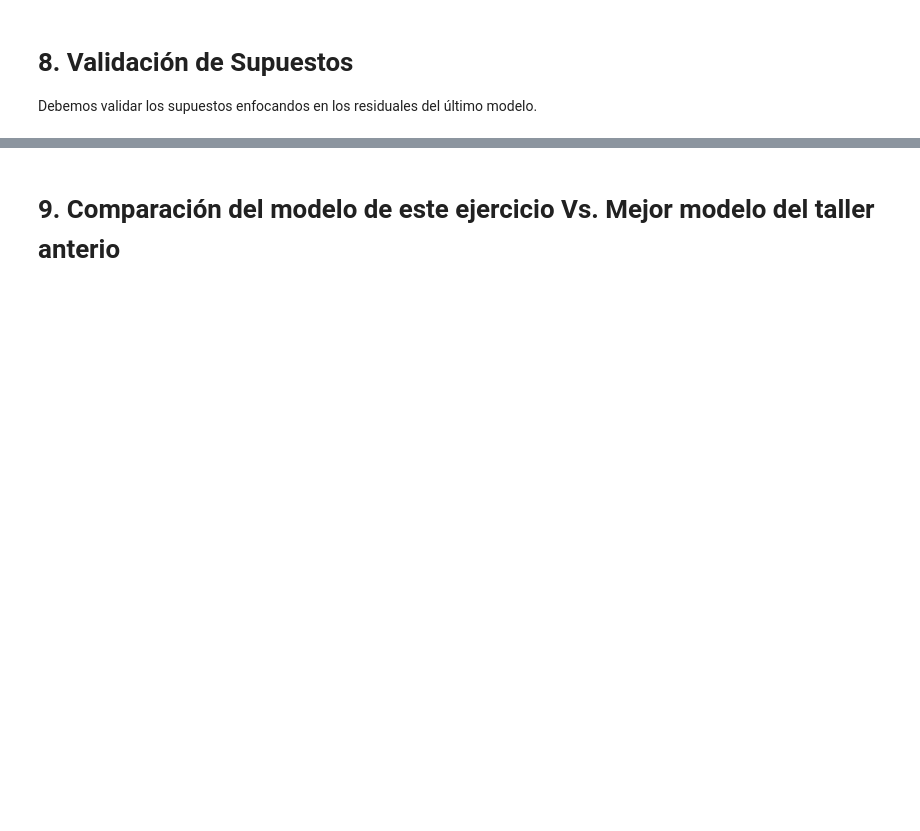
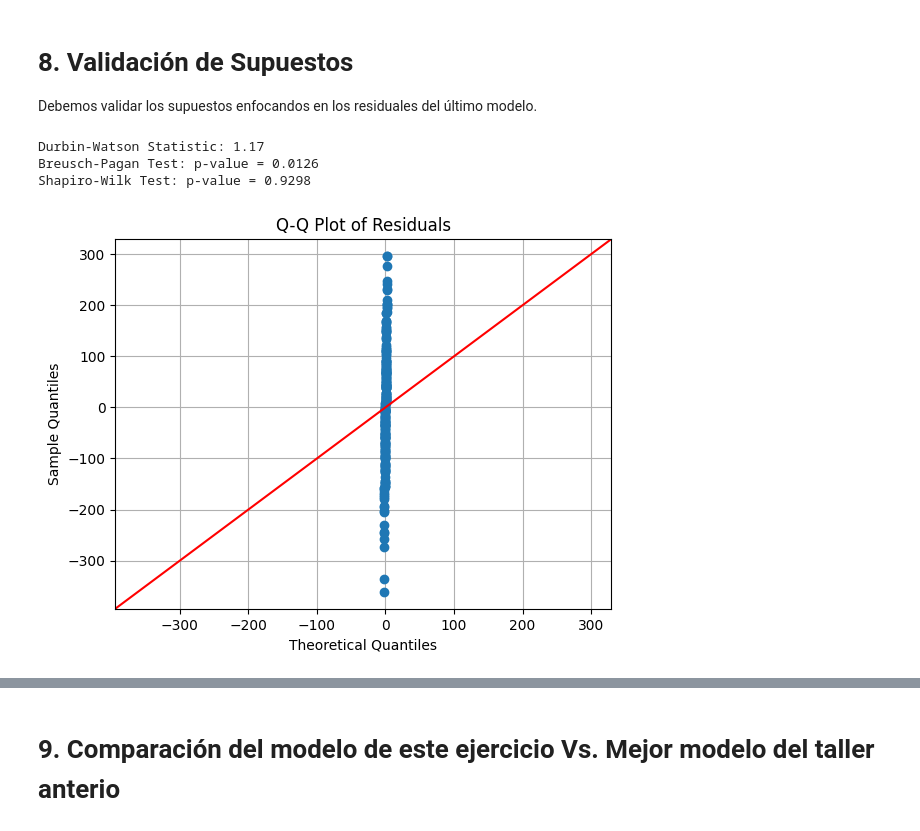
Before and after one commit to Daniel1martinez2/FDA_2_taller_2, a Jupyter notebook: main.ipynb, the cells around one changed output, grey strips where cells are left out. Saved outputs shown, nothing was run; the diff lists cells and outputs as text; code cells hidden in the pictures; blank space fills up the shorter version.

```diff
--- a/main.ipynb
+++ b/main.ipynb
@@ -402,3 +601,37 @@ Previamente debemos evalular los RMSE para seleccionar el mejor modelo para pred
 # 8. Validación de Supuestos
 
 Debemos validar los supuestos enfocandos en los residuales del último modelo.
+# %%
+import statsmodels.stats.api as sms
+import scipy.stats as stats
+import statsmodels.api as sm
+import matplotlib.pyplot as plt
+
+def check_residuals_assumptions(model_fit):
+    # Extract residuals
+    residuals = model_fit.resid
+
+    # 1. Autocorrelation - Durbin-Watson Test
+    dw_stat = sm.stats.durbin_watson(residuals)
+    print(f"Durbin-Watson Statistic: {dw_stat:.2f}")
+
+    # 2. Homoscedasticity - Breusch-Pagan Test
+    bp_test = sms.het_breuschpagan(residuals, model_fit.model.exog)
+    print(f"Breusch-Pagan Test: p-value = {bp_test[1]:.4f}")
+
+    # 3. Normality - Shapiro-Wilk Test
+    shapiro_test = stats.shapiro(residuals)
+    print(f"Shapiro-Wilk Test: p-value = {shapiro_test.pvalue:.4f}")
+
+    # Q-Q plot for normality check
+    sm.qqplot(residuals, line ='45')
+    plt.title('Q-Q Plot of Residuals')
+    plt.grid(True)
+    plt.show()
+# %%
+check_residuals_assumptions(model_final_fit)
+# %% [output]
+Durbin-Watson Statistic: 1.17
+Breusch-Pagan Test: p-value = 0.0126
+Shapiro-Wilk Test: p-value = 0.9298
+[figure, added]
```
Also changed, not shown: parts of 12 cells of this notebook.
